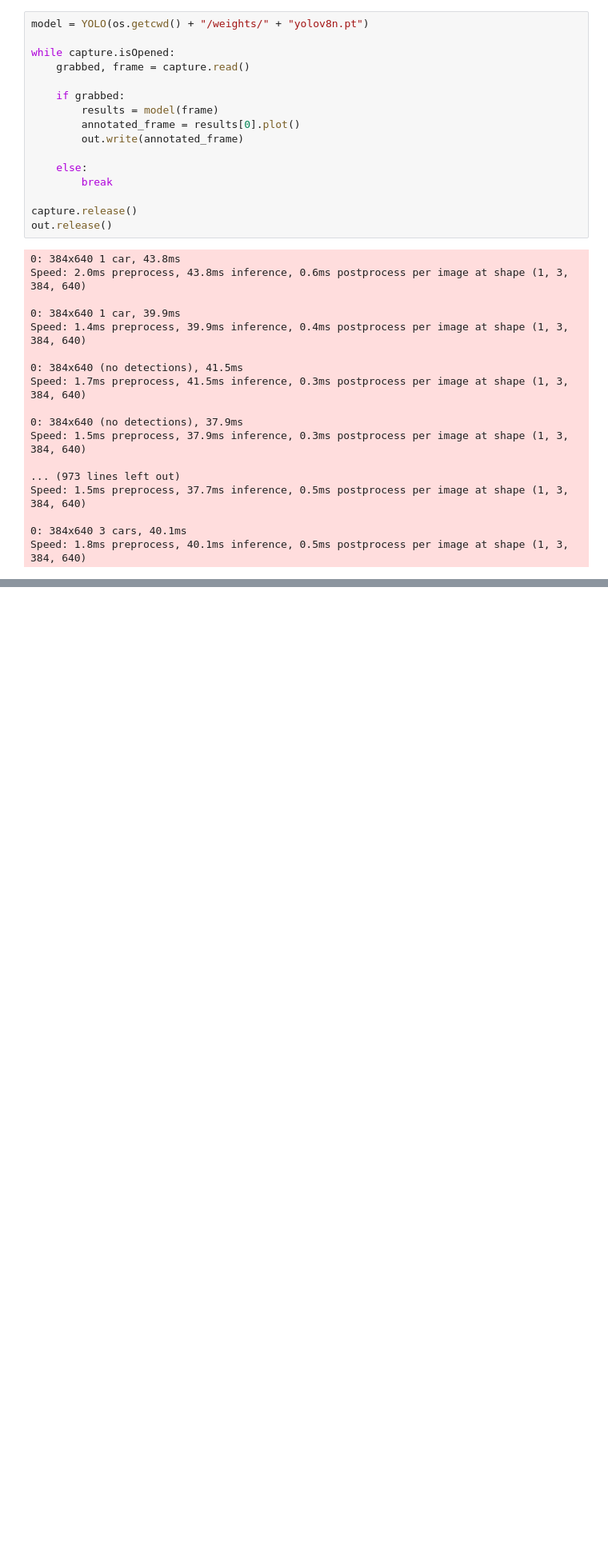
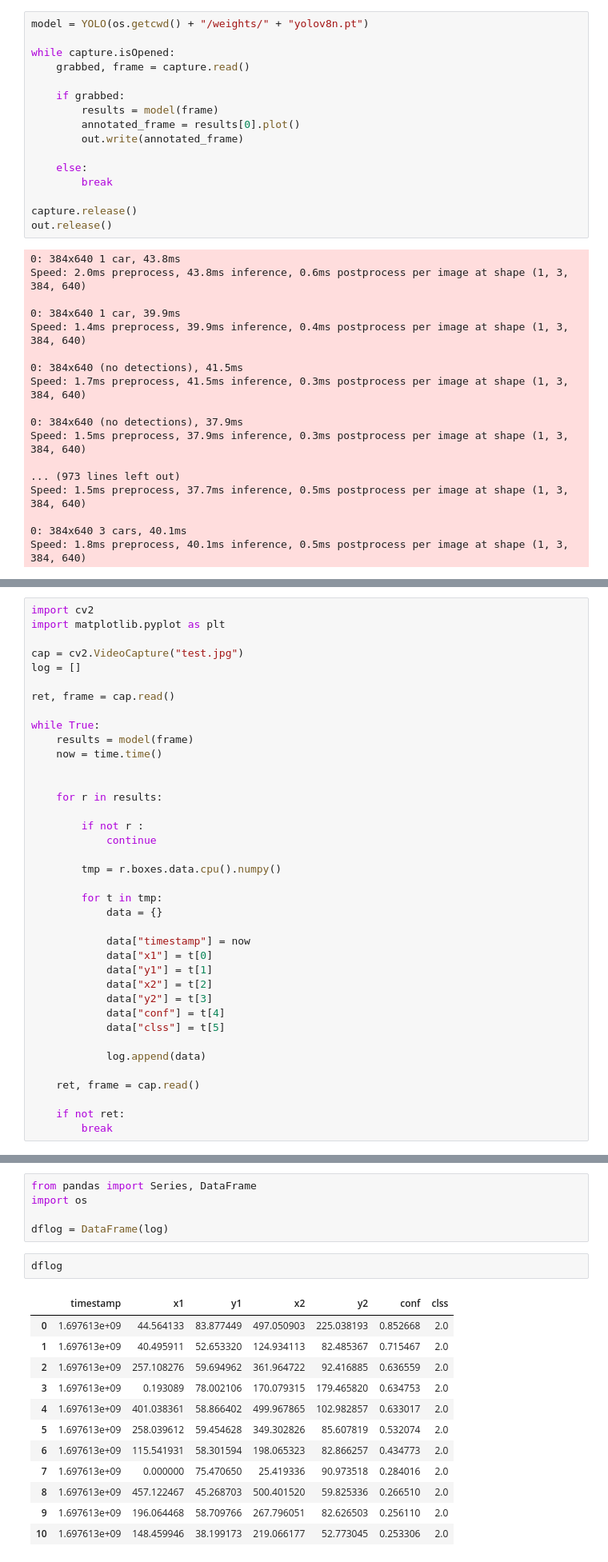
Before and after one commit to ethicsense/esp-python, a Jupyter notebook: test.ipynb, the cells around one changed output, grey strips where cells are left out. Shown at 80% size. Drawn from its saved outputs; the diff is of its cells as text; blank space fills up the shorter version.

```diff
--- a/test.ipynb
+++ b/test.ipynb
@@ -67,0 +177,38 @@ Speed: 1.8ms preprocess, 40.1ms inference, 0.5ms postprocess per image at shape
+# %%
+import cv2
+import matplotlib.pyplot as plt
+
+cap = cv2.VideoCapture("test.jpg")
+log = []
+
+ret, frame = cap.read()
+
+while True:
+    results = model(frame)
+    now = time.time()
+
+
+    for r in results:
+
+        if not r :
+            continue
+
+        tmp = r.boxes.data.cpu().numpy()
+
+        for t in tmp:
+            data = {}
+
+            data["timestamp"] = now
+            data["x1"] = t[0]
+            data["y1"] = t[1]
+            data["x2"] = t[2]
+            data["y2"] = t[3]
+            data["conf"] = t[4]
+            data["clss"] = t[5]
+
+            log.append(data)
+
+    ret, frame = cap.read()
+
+    if not ret:
+        break
@@ -67,0 +224,20 @@ Speed: 1.8ms preprocess, 40.1ms inference, 0.5ms postprocess per image at shape
+# %%
+from pandas import Series, DataFrame
+import os
+
+dflog = DataFrame(log)
+# %%
+dflog
+# %% [output]
+|  | timestamp | x1 | y1 | x2 | y2 | conf | clss |
+| 0 | 1.697613e+09 | 44.564133 | 83.877449 | 497.050903 | 225.038193 | 0.852668 | 2.0 |
+| 1 | 1.697613e+09 | 40.495911 | 52.653320 | 124.934113 | 82.485367 | 0.715467 | 2.0 |
+| 2 | 1.697613e+09 | 257.108276 | 59.694962 | 361.964722 | 92.416885 | 0.636559 | 2.0 |
+| 3 | 1.697613e+09 | 0.193089 | 78.002106 | 170.079315 | 179.465820 | 0.634753 | 2.0 |
+| 4 | 1.697613e+09 | 401.038361 | 58.866402 | 499.967865 | 102.982857 | 0.633017 | 2.0 |
+| 5 | 1.697613e+09 | 258.039612 | 59.454628 | 349.302826 | 85.607819 | 0.532074 | 2.0 |
+| 6 | 1.697613e+09 | 115.541931 | 58.301594 | 198.065323 | 82.866257 | 0.434773 | 2.0 |
+| 7 | 1.697613e+09 | 0.000000 | 75.470650 | 25.419336 | 90.973518 | 0.284016 | 2.0 |
+| 8 | 1.697613e+09 | 457.122467 | 45.268703 | 500.401520 | 59.825336 | 0.266510 | 2.0 |
+| 9 | 1.697613e+09 | 196.064468 | 58.709766 | 267.796051 | 82.626503 | 0.256110 | 2.0 |
+| 10 | 1.697613e+09 | 148.459946 | 38.199173 | 219.066177 | 52.773045 | 0.253306 | 2.0 |
```
Also changed, not shown: parts of 22 cells of this notebook, 2 other files.
